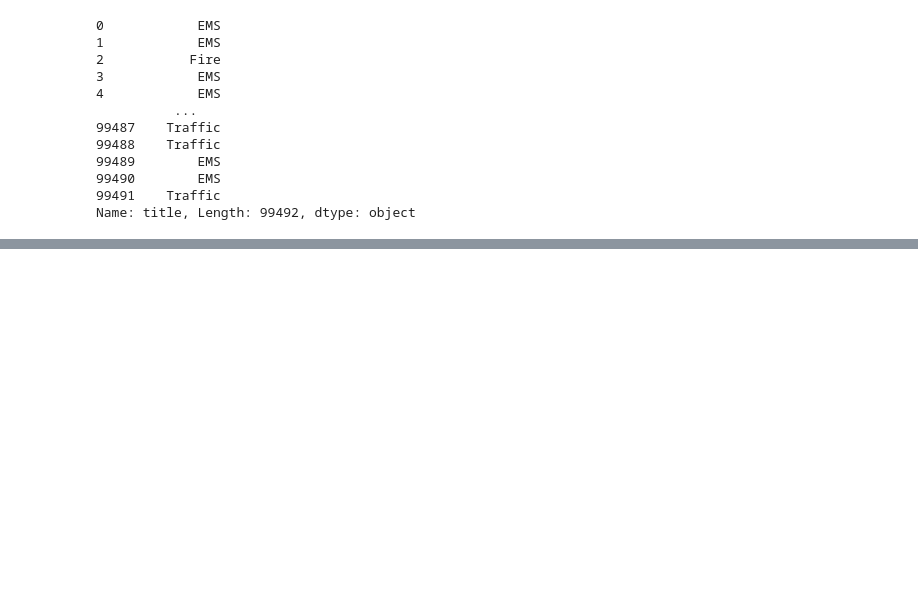
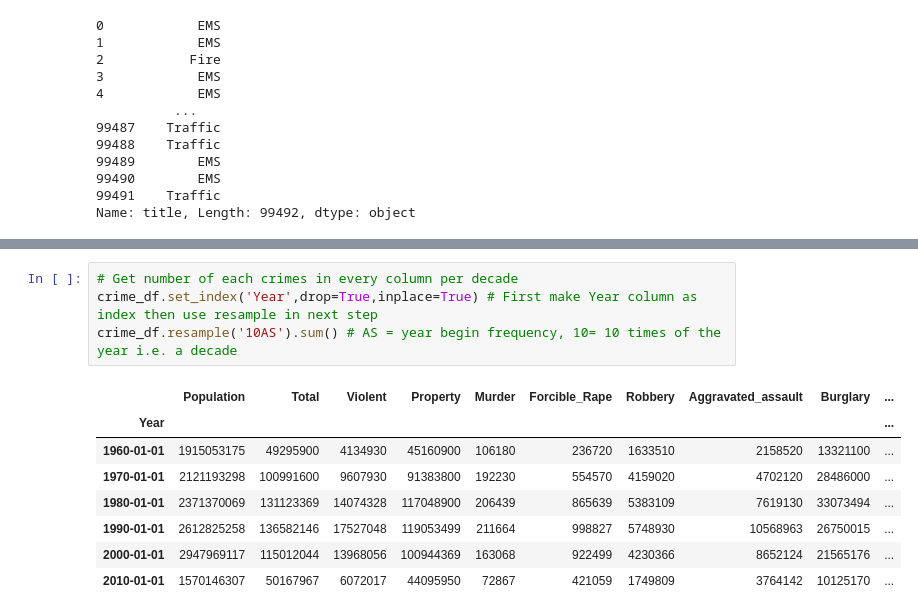
Before and after one commit to nitesh-sinha/machine-learning-jupyter-notebooks, a Jupyter notebook: 7-pandas.ipynb, the cells around one changed output, grey strips where cells are left out. Drawn from its saved outputs; the diff is of its cells as text; blank space fills up the shorter version.

```diff
--- a/7-pandas.ipynb
+++ b/7-pandas.ipynb
@@ -1166,0 +1205,13 @@ Name: title, Length: 99492, dtype: object
+# %%
+# Get number of each crimes in every column per decade
+crime_df.set_index('Year',drop=True,inplace=True) # First make Year column as index then use resample in next step
+crime_df.resample('10AS').sum() # AS = year begin frequency, 10= 10 times of the year i.e. a decade
+# %% [output]
+|  | Population | Total | Violent | Property | Murder | Forcible_Rape | Robbery | Aggravated_assault | Burglary | ... |
+| Year |  |  |  |  |  |  |  |  |  | ... |
+| 1960-01-01 | 1915053175 | 49295900 | 4134930 | 45160900 | 106180 | 236720 | 1633510 | 2158520 | 13321100 | ... |
+| 1970-01-01 | 2121193298 | 100991600 | 9607930 | 91383800 | 192230 | 554570 | 4159020 | 4702120 | 28486000 | ... |
+| 1980-01-01 | 2371370069 | 131123369 | 14074328 | 117048900 | 206439 | 865639 | 5383109 | 7619130 | 33073494 | ... |
+| 1990-01-01 | 2612825258 | 136582146 | 17527048 | 119053499 | 211664 | 998827 | 5748930 | 10568963 | 26750015 | ... |
+| 2000-01-01 | 2947969117 | 115012044 | 13968056 | 100944369 | 163068 | 922499 | 4230366 | 8652124 | 21565176 | ... |
+| 2010-01-01 | 1570146307 | 50167967 | 6072017 | 44095950 | 72867 | 421059 | 1749809 | 3764142 | 10125170 | ... |
```
Also changed, not shown: parts of 13 cells of this notebook.
